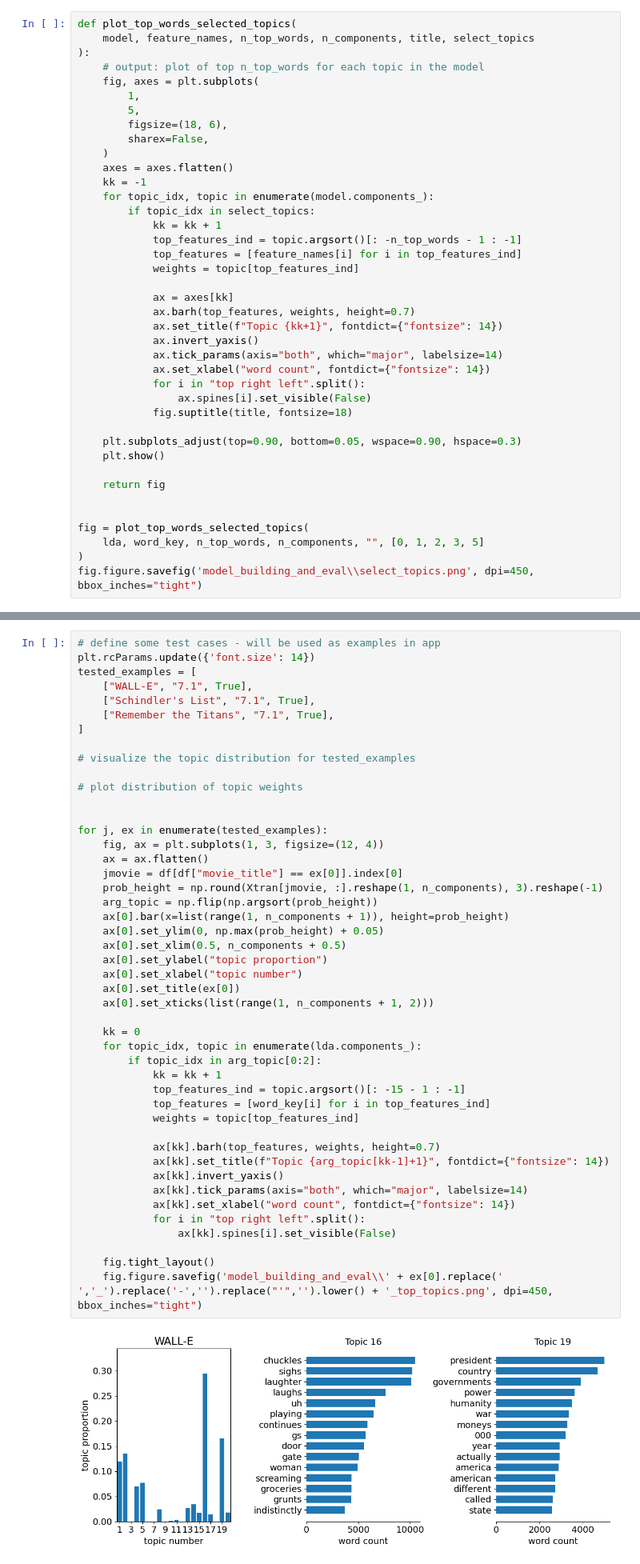
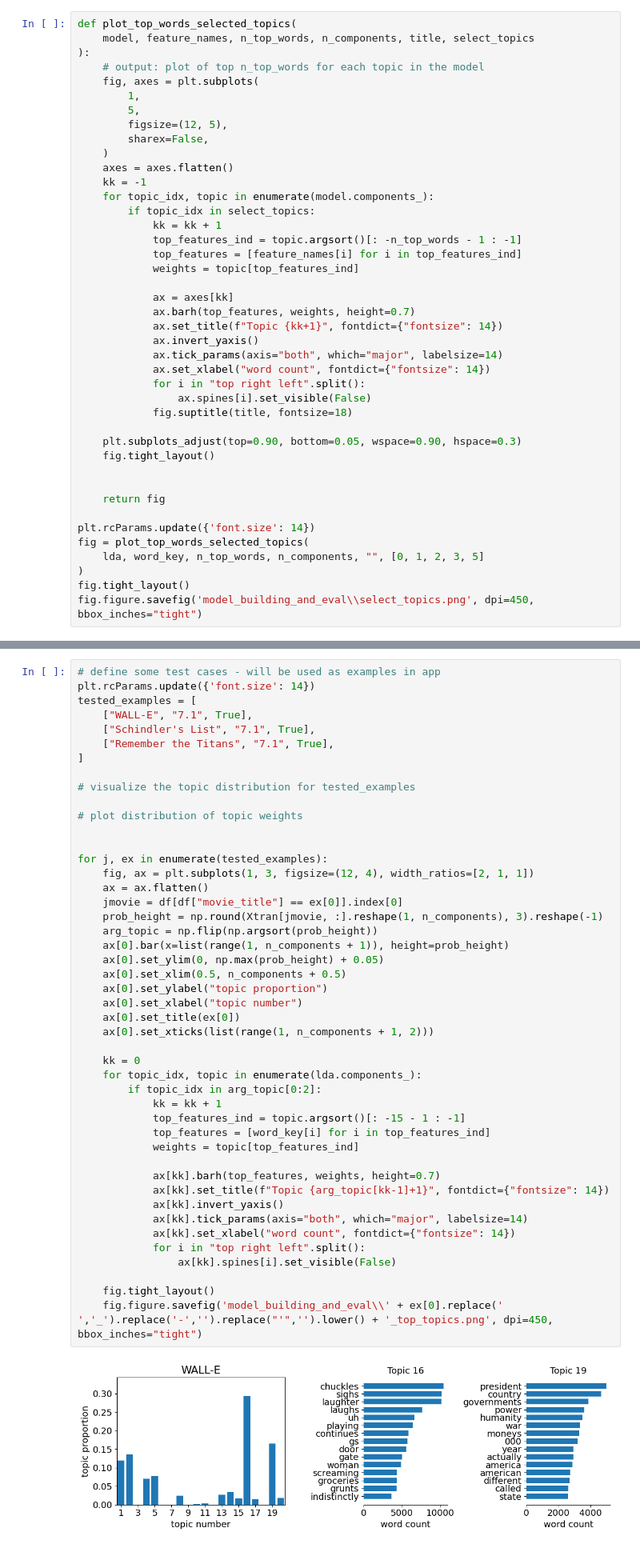
Before and after one commit to nfasano/movie_recsys, a Jupyter notebook: recsys_content_based/model_building_and_eval.ipynb, the cells around one changed output, grey strips where cells are left out. Shown at 80% size. Saved outputs shown, nothing was run; the diff lists cells and outputs as text.

Commit message:
eval plots update

```diff
--- a/recsys_content_based/model_building_and_eval.ipynb
+++ b/recsys_content_based/model_building_and_eval.ipynb
@@ -154,7 +154,7 @@ def plot_top_words_selected_topics(
     fig, axes = plt.subplots(
         1,
         5,
-        figsize=(18, 6),
+        figsize=(12, 5),
         sharex=False,
     )
     axes = axes.flatten()
@@ -177,13 +177,15 @@ def plot_top_words_selected_topics(
             fig.suptitle(title, fontsize=18)
 
     plt.subplots_adjust(top=0.90, bottom=0.05, wspace=0.90, hspace=0.3)
-    plt.show()
+    fig.tight_layout()
+
 
     return fig
 
-
+plt.rcParams.update({'font.size': 14})
 fig = plot_top_words_selected_topics(
     lda, word_key, n_top_words, n_components, "", [0, 1, 2, 3, 5]
 )
+fig.tight_layout()
 fig.figure.savefig('model_building_and_eval\\select_topics.png', dpi=450, bbox_inches="tight")
 # %% [output]
@@ -203,36 +205,36 @@ tested_examples = [
 
 
 for j, ex in enumerate(tested_examples):
-    fig, ax = plt.subplots(1, 3, figsize=(12, 4))
+    fig, ax = plt.subplots(1, 3, figsize=(12, 4), width_ratios=[2, 1, 1])
     ax = ax.flatten()
     jmovie = df[df["movie_title"] == ex[0]].index[0]
     prob_height = np.round(Xtran[jmovie, :].reshape(1, n_components), 3).reshape(-1)
     arg_topic = np.flip(np.argsort(prob_height))
     ax[0].bar(x=list(range(1, n_components + 1)), height=prob_height)
     ax[0].set_ylim(0, np.max(prob_height) + 0.05)
     ax[0].set_xlim(0.5, n_components + 0.5)
     ax[0].set_ylabel("topic proportion")
     ax[0].set_xlabel("topic number")
     ax[0].set_title(ex[0])
     ax[0].set_xticks(list(range(1, n_components + 1, 2)))
 
     kk = 0
     for topic_idx, topic in enumerate(lda.components_):
         if topic_idx in arg_topic[0:2]:
             kk = kk + 1
             top_features_ind = topic.argsort()[: -15 - 1 : -1]
             top_features = [word_key[i] for i in top_features_ind]
             weights = topic[top_features_ind]
 
             ax[kk].barh(top_features, weights, height=0.7)
             ax[kk].set_title(f"Topic {arg_topic[kk-1]+1}", fontdict={"fontsize": 14})
             ax[kk].invert_yaxis()
             ax[kk].tick_params(axis="both", which="major", labelsize=14)
             ax[kk].set_xlabel("word count", fontdict={"fontsize": 14})
             for i in "top right left".split():
                 ax[kk].spines[i].set_visible(False)
 
     fig.tight_layout()
     fig.figure.savefig('model_building_and_eval\\' + ex[0].replace(' ','_').replace('-','').replace("'",'').lower() + '_top_topics.png', dpi=450, bbox_inches="tight")
 # %% [output]
-[figure, old version]
+[figure, new version]
```
Also changed, not shown: parts of 2 cells of this notebook, 1 other file.
